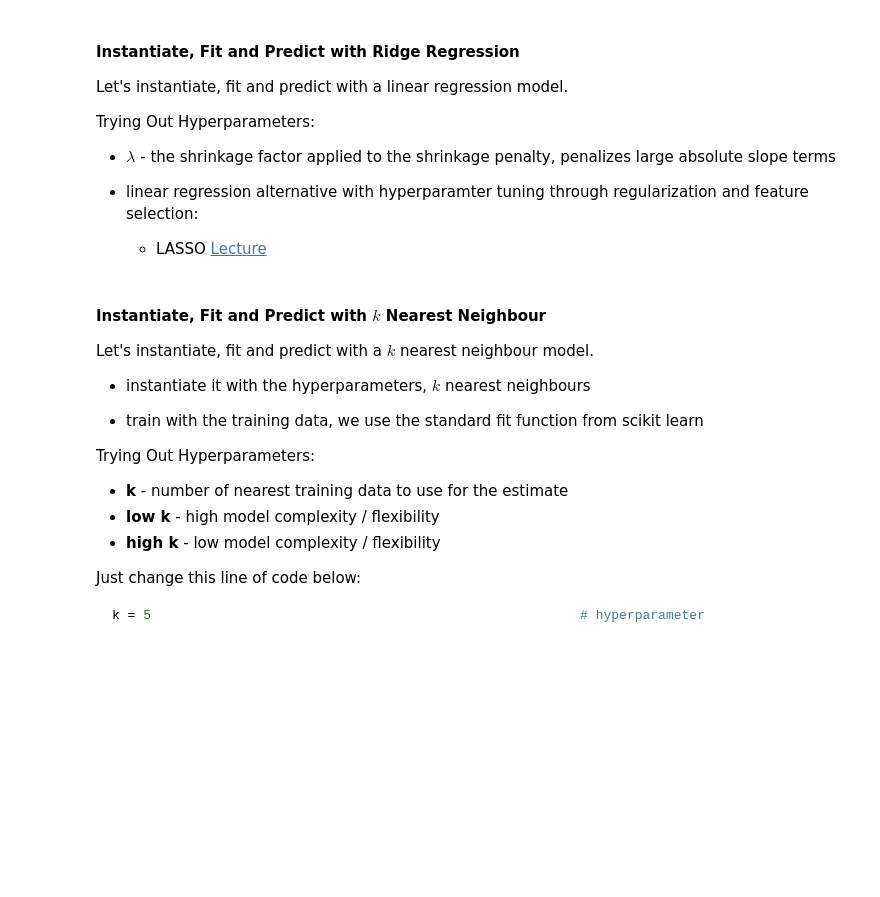
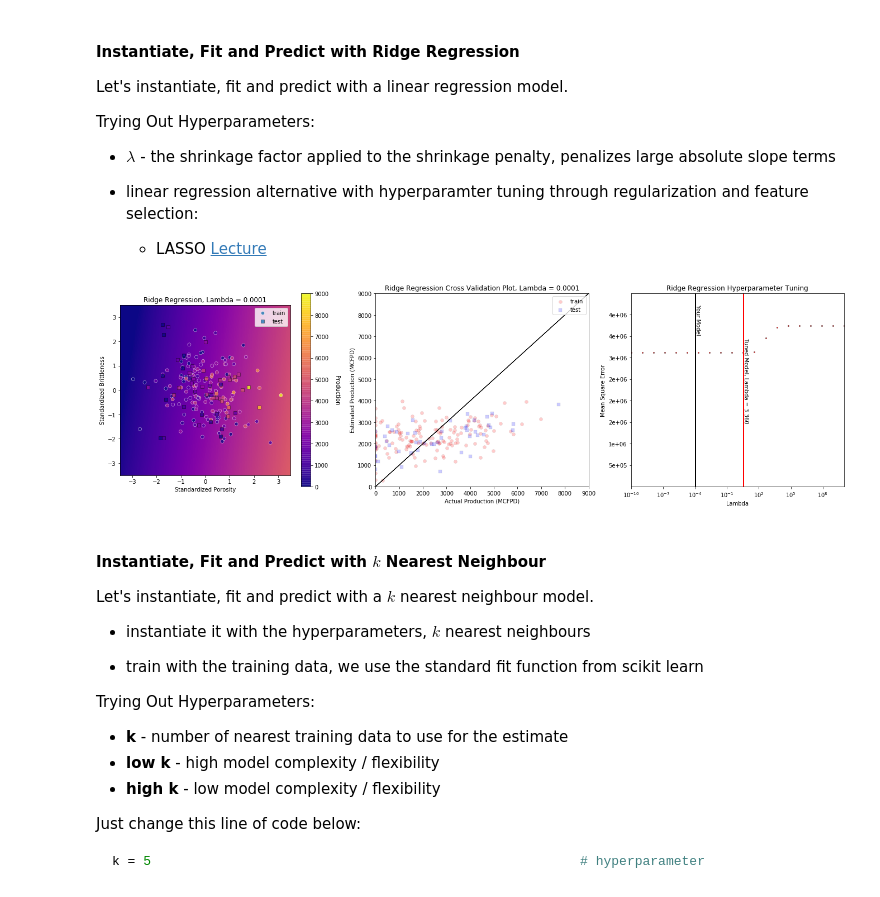
Before and after one commit to GeostatsGuy/PythonNumericalDemos, a Jupyter notebook: SubsurfaceDataAnalytics_MultipleModels.ipynb, the cells around one changed output. Saved outputs shown, nothing was run; the diff lists cells and outputs as text; code cells hidden in the pictures; blank space fills up the shorter version.

```diff
--- a/SubsurfaceDataAnalytics_MultipleModels.ipynb
+++ b/SubsurfaceDataAnalytics_MultipleModels.ipynb
@@ -390,23 +419,25 @@ Trying Out Hyperparameters:
 # %%
 from sklearn.linear_model import Ridge
 
-lam = 0.003                                                  # hyperparameter
+lam = 0.0001                                                  # hyperparameter
 lam_min = 1.0e-10; lam_max = 1.0e10; nlam = 20
 
 ridge_model = Ridge(alpha = lam)                             # instantiate the prediction model
 ridge_model.fit(X_train,y_train)                             # train the model with the training data
 
 plt.subplot(131)
 visualize_model(ridge_model,X_train.iloc[:,0],X_test.iloc[:,0],-3.5,3.5,X_train.iloc[:,1],X_test.iloc[:,1],-3.5,3.5,y_train.iloc[:,0],y_test.iloc[:,0],prodmin,prodmax,'Ridge Regression, Lambda = ' + str(lam))
 
 plt.subplot(132)
 check_model(ridge_model,X_train.iloc[:,0],X_test.iloc[:,0],X_train.iloc[:,1],X_test.iloc[:,1],y_train.iloc[:,0],y_test.iloc[:,0],prodmin,prodmax,'Ridge Regression Cross Validation Plot, Lambda = ' + str(lam))
 
 plt.subplot(133)
 tune_model(ridge_model,X,y,'alpha',lam_min,lam_max,nlam,lam,True,False,'Ridge Regression Hyperparameter Tuning','Lambda')
 
 plt.subplots_adjust(left=0.0, bottom=0.0, right=3.0, top=1.2, wspace=0.2, hspace=0.5)
 plt.show()
+# %% [output]
+[figure, added]
 # %% [markdown]
 #### Instantiate, Fit and Predict with $k$ Nearest Neighbour
 
```
Also changed, not shown: parts of 11 cells of this notebook.
